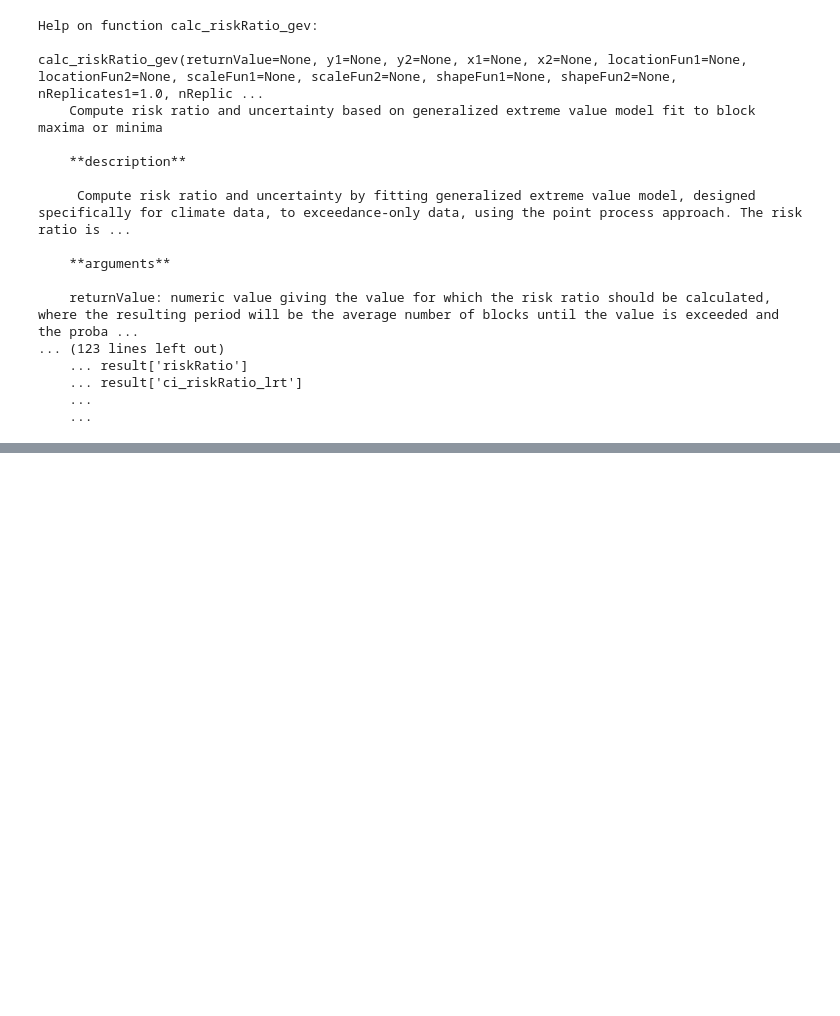
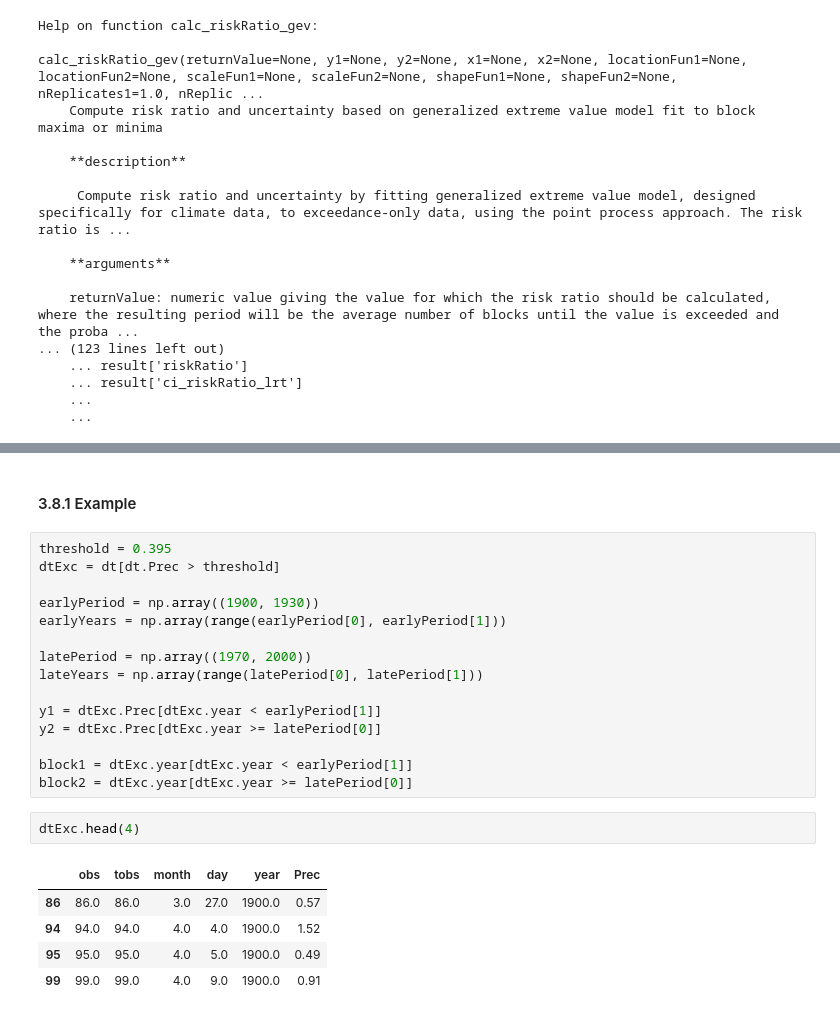
Before and after one commit to donmezkutay/msc-thesis-codes, a Jupyter notebook: exploratory.ipynb, the cells around one changed output, grey strips where cells are left out. Saved outputs shown, nothing was run; the diff lists cells and outputs as text; blank space fills up the shorter version.

```diff
--- a/exploratory.ipynb
+++ b/exploratory.ipynb
@@ -322,0 +415,25 @@ calc_riskRatio_gev(returnValue=None, y1=None, y2=None, x1=None, x2=None, locatio
+# %% [markdown]
+#### 3.8.1 Example
+# %%
+threshold = 0.395
+dtExc = dt[dt.Prec > threshold]
+
+earlyPeriod = np.array((1900, 1930))
+earlyYears = np.array(range(earlyPeriod[0], earlyPeriod[1]))
+
+latePeriod = np.array((1970, 2000))
+lateYears = np.array(range(latePeriod[0], latePeriod[1]))
+
+y1 = dtExc.Prec[dtExc.year < earlyPeriod[1]]
+y2 = dtExc.Prec[dtExc.year >= latePeriod[0]]
+
+block1 = dtExc.year[dtExc.year < earlyPeriod[1]]
+block2 = dtExc.year[dtExc.year >= latePeriod[0]]
+# %%
+dtExc.head(4)
+# %% [output]
+|  | obs | tobs | month | day | year | Prec |
+| 86 | 86.0 | 86.0 | 3.0 | 27.0 | 1900.0 | 0.57 |
+| 94 | 94.0 | 94.0 | 4.0 | 4.0 | 1900.0 | 1.52 |
+| 95 | 95.0 | 95.0 | 4.0 | 5.0 | 1900.0 | 0.49 |
+| 99 | 99.0 | 99.0 | 4.0 | 9.0 | 1900.0 | 0.91 |
```
Also changed, not shown: parts of 20 cells of this notebook.
